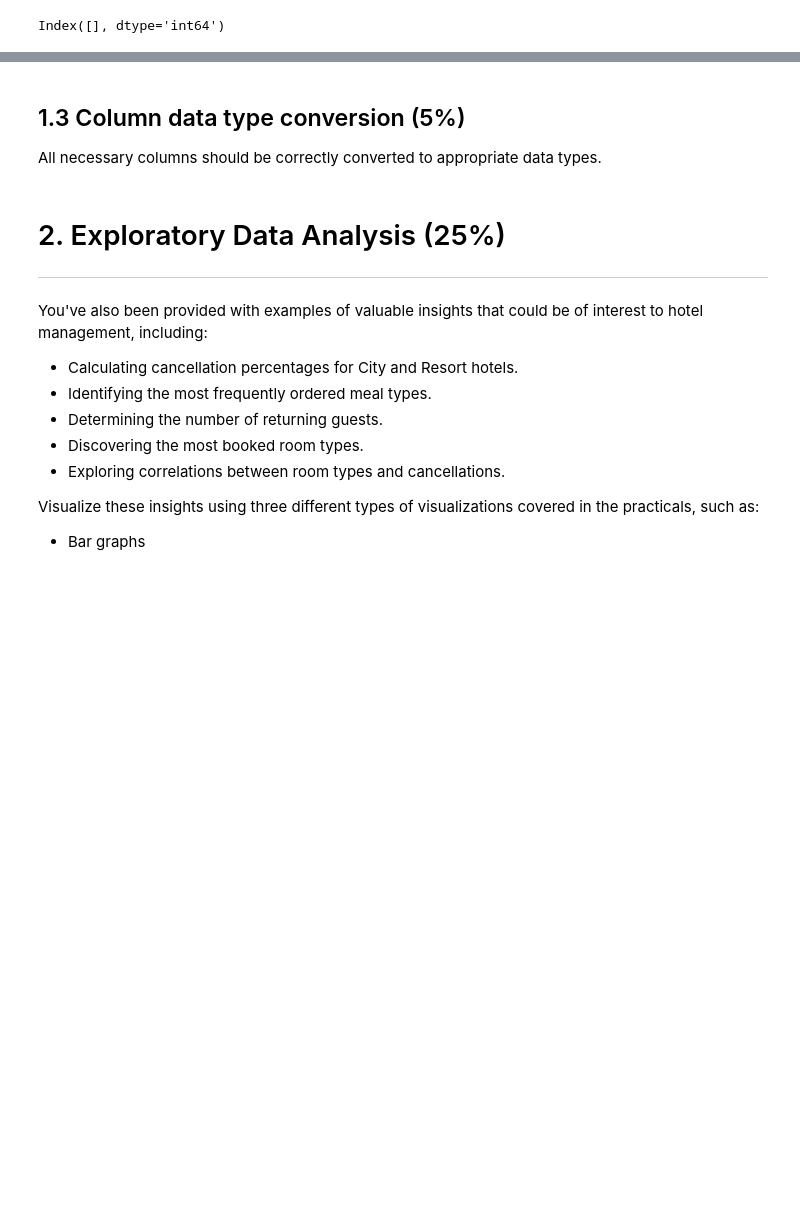
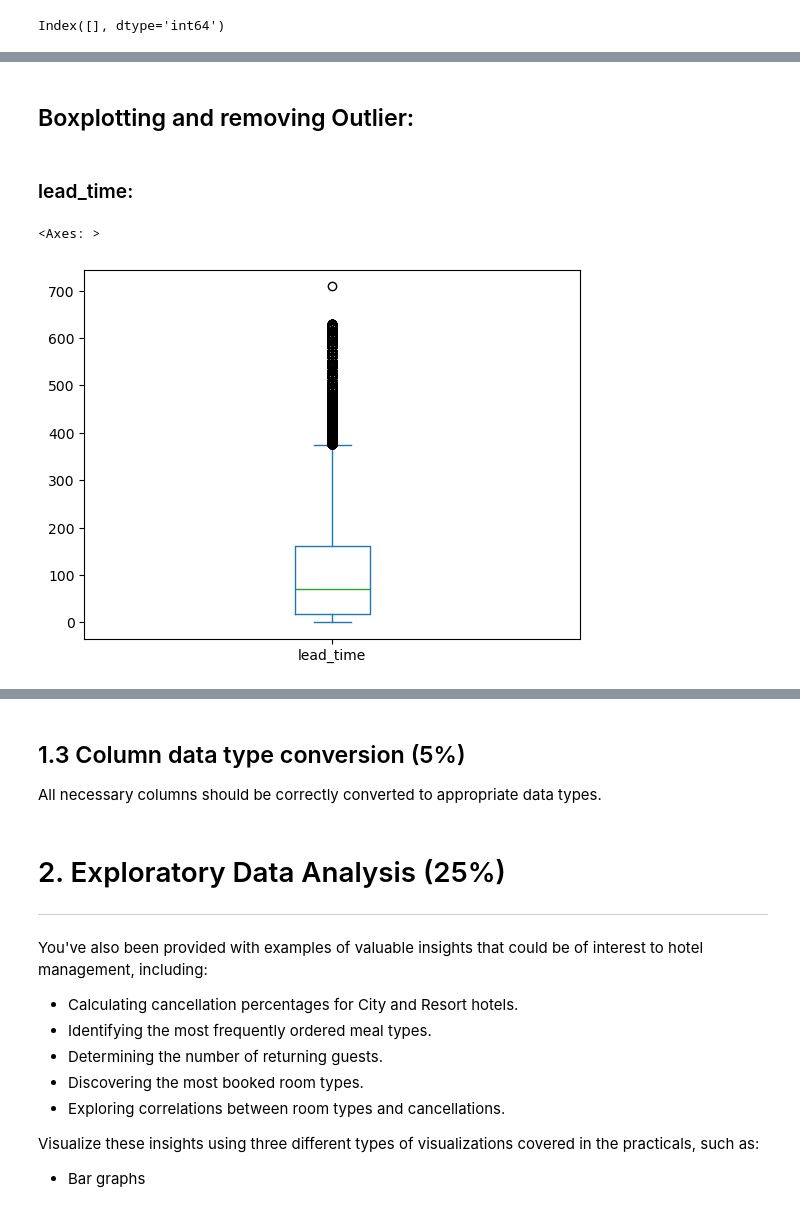
Before and after one commit to aliasim786/Data-Driven-AI, a Jupyter notebook: Assignments/Coursework1_template_new1.ipynb, the cells around one changed output, grey strips where cells are left out. Saved outputs shown, nothing was run; the diff lists cells and outputs as text; code cells hidden in the pictures; blank space fills up the shorter version.

```diff
--- a/Assignments/Coursework1_template_new1.ipynb
+++ b/Assignments/Coursework1_template_new1.ipynb
@@ -258,0 +293,9 @@ Index([], dtype='int64')
+# %% [markdown]
+## Boxplotting and removing Outlier:
+# %% [markdown]
+### lead_time:
+# %%
+fulldata.plot(y=['lead_time'], kind='box')
+# %% [output]
+<Axes: >
+[figure, added]
```
Also changed, not shown: parts of 31 cells of this notebook.
